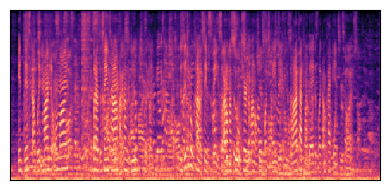
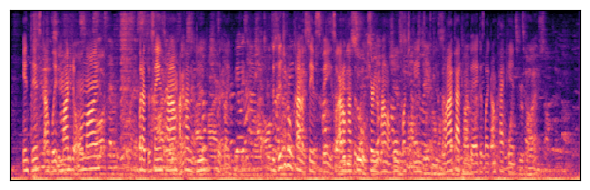
Unified diff of the notebook cell whose output changed from the first chart to the second:
--- before
+++ after
@@ -8,5 +8,5 @@
         mel_spec = librosa.power_to_db(mel_spec)
 
-        plt.figure(figsize=(4,2))
+        plt.figure(figsize=(6,2))
         librosa.display.specshow(mel_spec, sr=sr, x_axis='off', y_axis='off', fmax=4000, cmap='magma')
         plt.tight_layout()

Commit: ovstm: reshape PNGs.